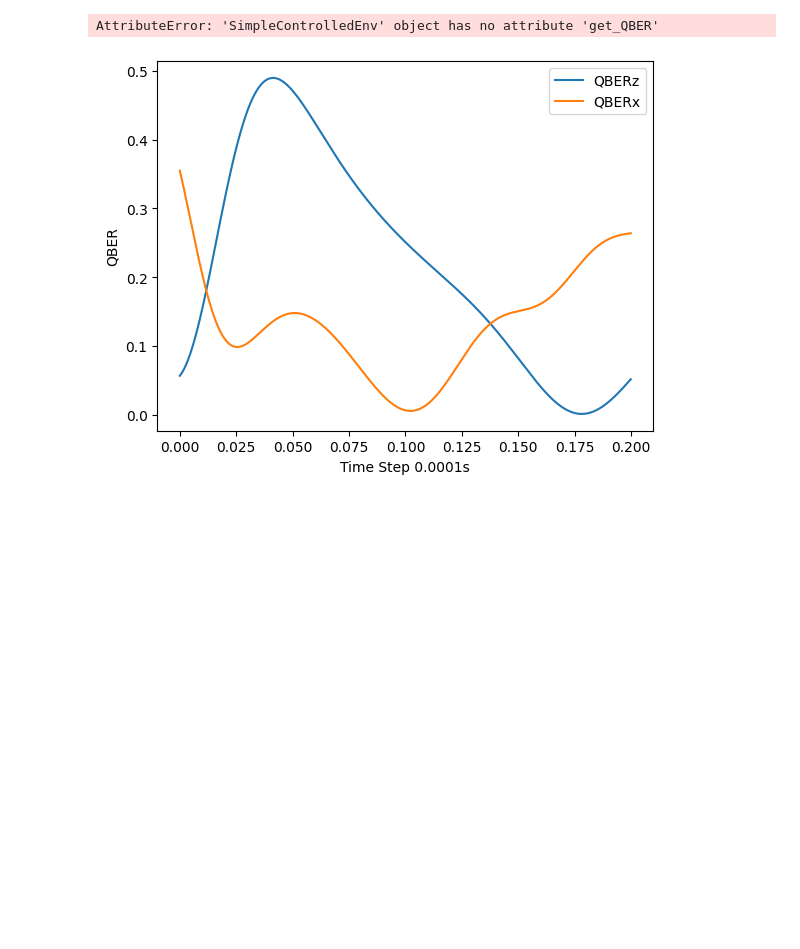
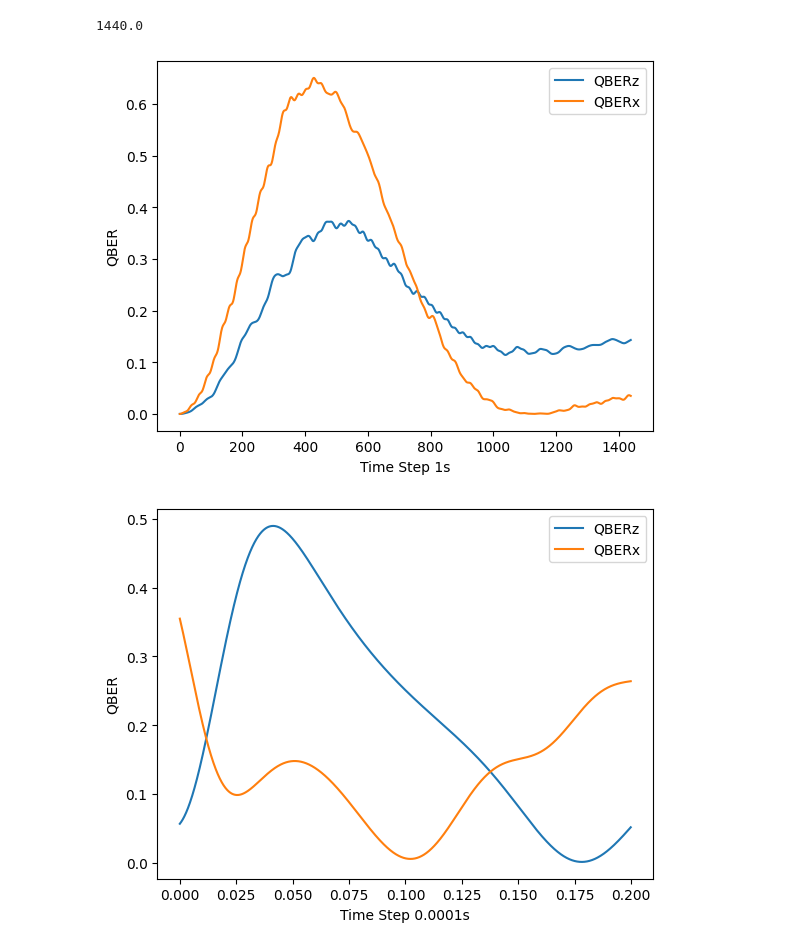
Before and after one commit to callmechristian/qnctrl, a Jupyter notebook: test.ipynb, the cells around one changed output. Drawn from its saved outputs; the diff is of its cells as text; code cells hidden in the pictures; blank space fills up the shorter version.

```diff
--- a/test.ipynb
+++ b/test.ipynb
@@ -8,19 +6,26 @@ env = simple_control.SimpleControlledEnv()
+# %%
+env = simple_control_fixed.SimpleControlledFixedEnv()
+# env.delta_t = 1
+# env.max_t = 24*60*env.delta_t
+print(env.max_t)
+# %% [output]
+1440.0
 # %%
 env.reset()
 
 while not env.done:
     env.step()
 
-QBER = env.get_QBER()
+QBER = env.get_qber()
 
 plt.plot(QBER[:,0],label='QBERz')
 plt.plot(QBER[:,1],label='QBERx')
 plt.legend(loc = 'upper right')
 plt.ylabel('QBER')
 plt.xlabel(f'Time Step {env.delta_t}s')
 plt.show()
 # %% [output]
-AttributeError: 'SimpleControlledEnv' object has no attribute 'get_QBER'
+[figure, added]
 # %%
 env = simple.SimpleEnv()
 # %%
```
Also changed, not shown: parts of 3 cells of this notebook, 2 other files.
